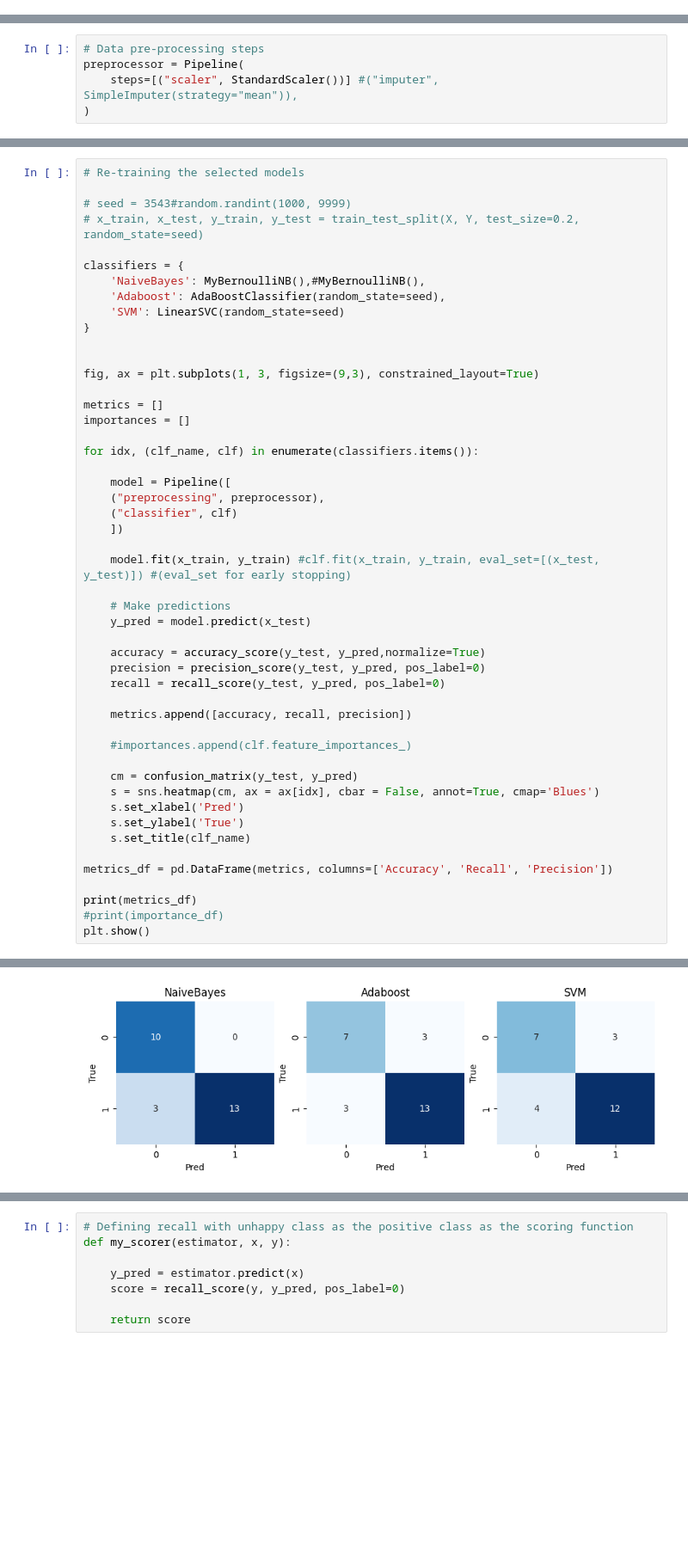
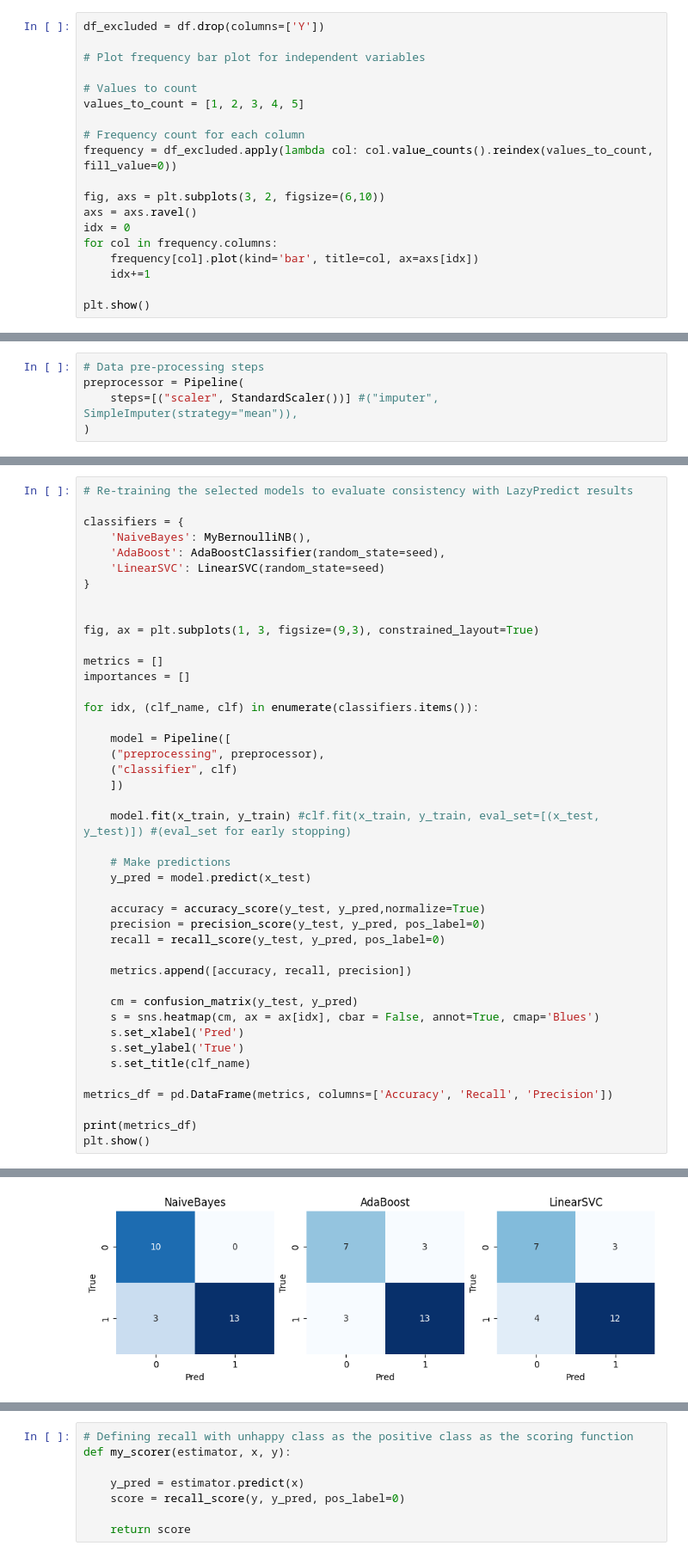
Before and after one commit to buddhiW/QuAOVkQp1uAMReTF, a Jupyter notebook: main.ipynb, the cells around one changed output, grey strips where cells are left out. Shown at 86% size. Saved outputs shown, nothing was run; the diff lists cells and outputs as text; blank space fills up the shorter version.

```diff
--- a/main.ipynb
+++ b/main.ipynb
@@ -95,0 +105,19 @@ print(seed)
+# %%
+df_excluded = df.drop(columns=['Y'])
+
+# Plot frequency bar plot for independent variables
+
+# Values to count
+values_to_count = [1, 2, 3, 4, 5]
+
+# Frequency count for each column
+frequency = df_excluded.apply(lambda col: col.value_counts().reindex(values_to_count, fill_value=0))
+
+fig, axs = plt.subplots(3, 2, figsize=(6,10))
+axs = axs.ravel()
+idx = 0
+for col in frequency.columns:
+    frequency[col].plot(kind='bar', title=col, ax=axs[idx])
+    idx+=1
+
+plt.show()
@@ -235,15 +240,12 @@ Based on LazyPredictor results, three classifiers were selected. The three model
 - AdaBoost - ensemble method
 - LinearSVC - linear model
 # %%
-# Re-training the selected models
-
-# seed = 3543#random.randint(1000, 9999)
-# x_train, x_test, y_train, y_test = train_test_split(X, Y, test_size=0.2, random_state=seed)
+# Re-training the selected models to evaluate consistency with LazyPredict results
 
 classifiers = {
-    'NaiveBayes': MyBernoulliNB(),#MyBernoulliNB(),
-    'Adaboost': AdaBoostClassifier(random_state=seed),
-    'SVM': LinearSVC(random_state=seed)
+    'NaiveBayes': MyBernoulliNB(),
+    'AdaBoost': AdaBoostClassifier(random_state=seed),
+    'LinearSVC': LinearSVC(random_state=seed)
 }
 
 
@@ -258,34 +260,31 @@ for idx, (clf_name, clf) in enumerate(classifiers.items()):
     ("preprocessing", preprocessor),
     ("classifier", clf)
     ])
 
     model.fit(x_train, y_train) #clf.fit(x_train, y_train, eval_set=[(x_test, y_test)]) #(eval_set for early stopping)
 
     # Make predictions
     y_pred = model.predict(x_test)
 
     accuracy = accuracy_score(y_test, y_pred,normalize=True)
     precision = precision_score(y_test, y_pred, pos_label=0)
     recall = recall_score(y_test, y_pred, pos_label=0)
 
     metrics.append([accuracy, recall, precision])
 
-    #importances.append(clf.feature_importances_)
-
     cm = confusion_matrix(y_test, y_pred)
     s = sns.heatmap(cm, ax = ax[idx], cbar = False, annot=True, cmap='Blues')
     s.set_xlabel('Pred')
     s.set_ylabel('True')
     s.set_title(clf_name)
 
 metrics_df = pd.DataFrame(metrics, columns=['Accuracy', 'Recall', 'Precision'])
 
 print(metrics_df)
-#print(importance_df)
 plt.show()
 # %% [output]
    Accuracy  Recall  Precision
 0      0.88    1.00       0.77
 1      0.77    0.70       0.70
 2      0.73    0.70       0.64
-[figure, old version]
+[figure, new version]
```
Also changed, not shown: parts of 53 cells of this notebook, 1 other file.
